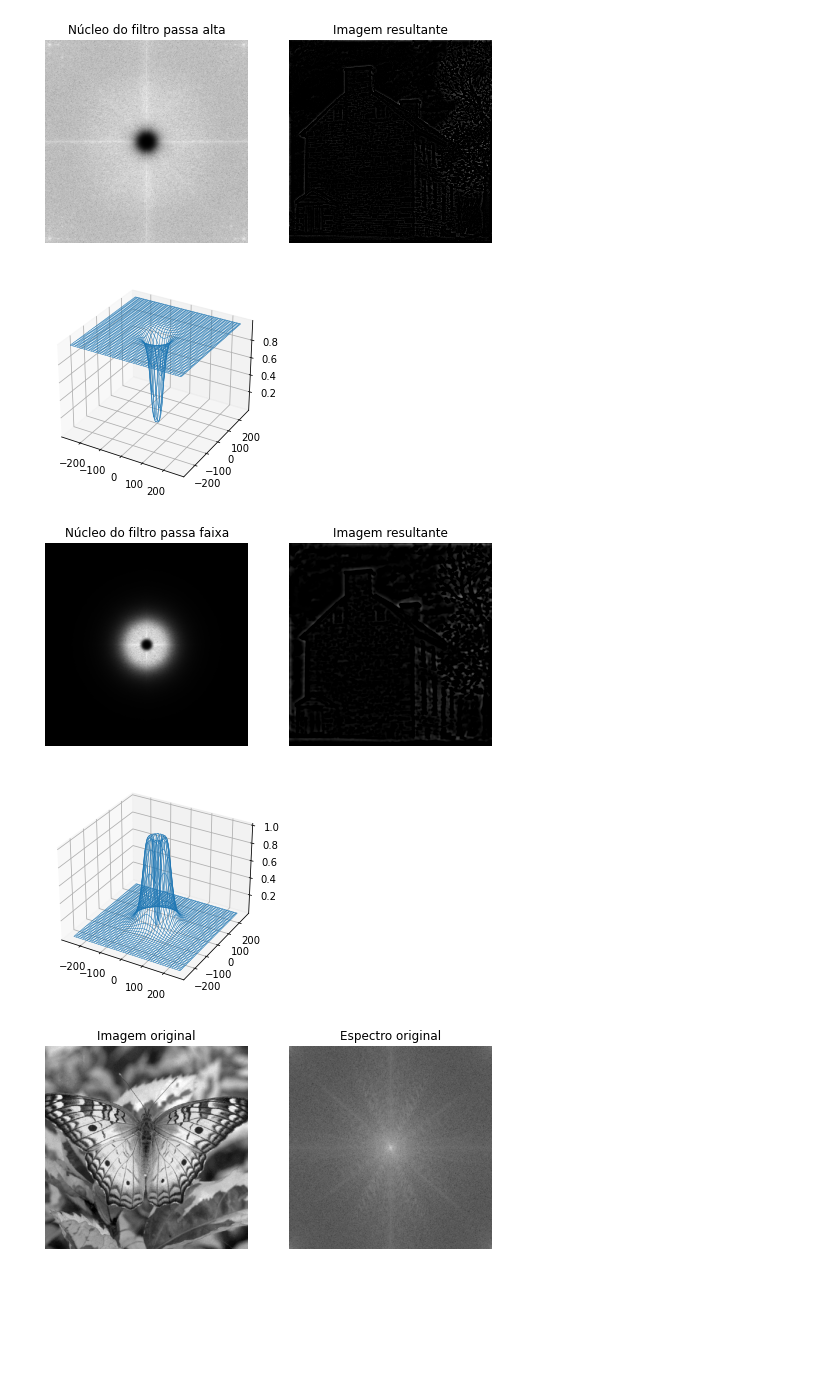
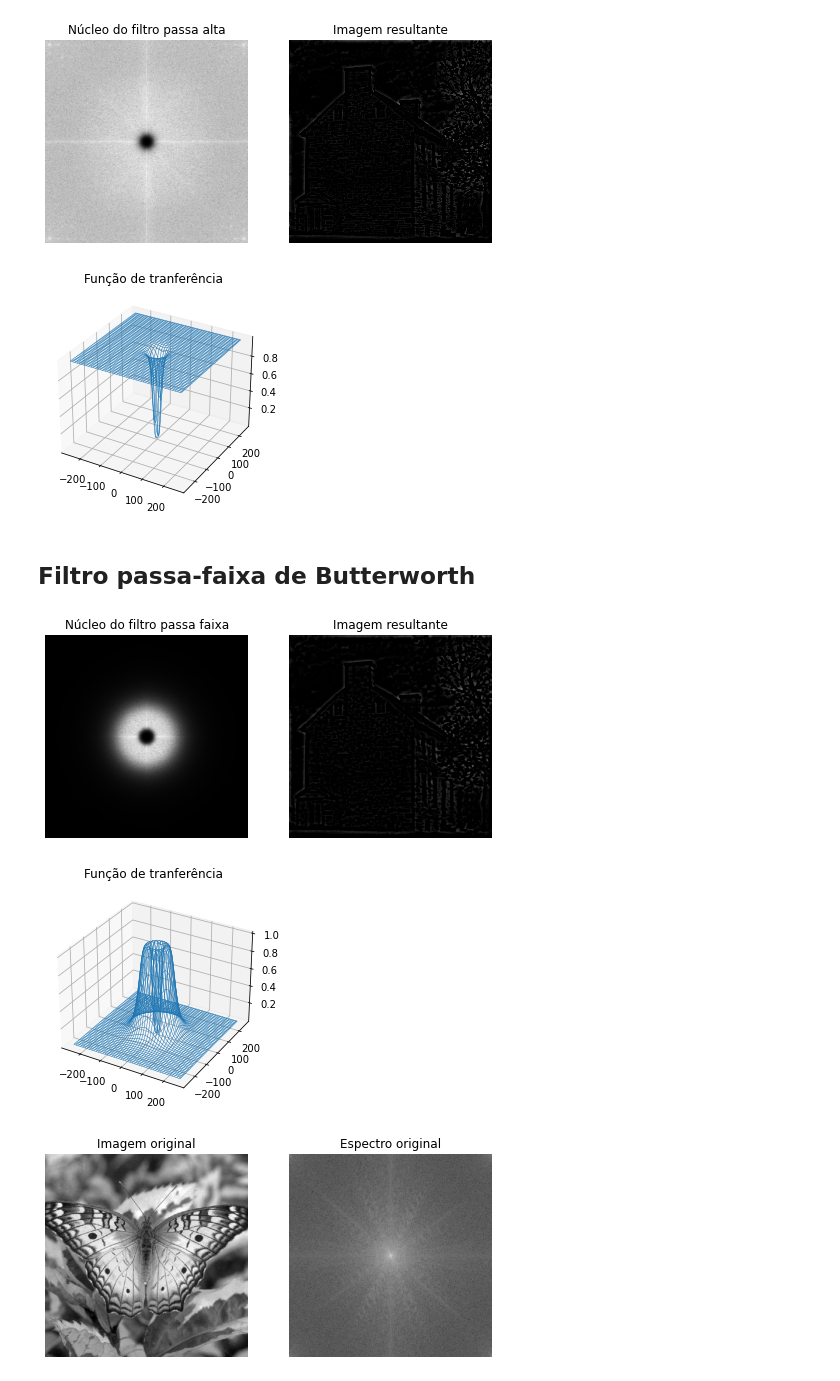
Before and after one commit to FelipeMatoba/mc920-trabalho2, a Jupyter notebook: project2.ipynb, the cells around one changed output. Cells and saved outputs as stored; diff of their text form; code cells hidden in the pictures; blank space fills up the shorter version.

```diff
--- a/project2.ipynb
+++ b/project2.ipynb
@@ -151,47 +366,48 @@ ft = np.fft.fftshift(ft)
 #   n: ordem
 #   D0: frequência de corte
 n = 2
-D0 = 30
-x, y = np.shape(ft)
-x_axis = np.arange(-np.floor(x/2), np.floor(x/2))
-y_axis = np.arange(-np.floor(y/2), np.floor(y/2))
-A, B = np.meshgrid(x_axis, y_axis)
-# Somando 1 para evitar divisão por 0
-D = np.sqrt(np.power(A, 2) + np.power(B, 2) + 1)
-H = 1/(1 + (D0/D)**(2*n))
+D0 = 20
+A, B, H = butterworth_high(ft, n, D0)
 butterworth = H * ft
 
 # Desfaz o shift e aplica a transformada inversa
 butterworth = np.fft.ifftshift(butterworth)
 butterworth = np.fft.ifft2(butterworth)
 butterworth = np.real(butterworth)
 
+# Cálculo do espectro de Fourier
 espectro = np.log(np.abs(ft) + 1)
 max_pixel = np.max(espectro)
 if max_pixel > 0:
     espectro = (255/max_pixel)*espectro
 
 f, axarr = plt.subplots(1,2, figsize = (8,8))
 axarr[0].imshow(H * espectro, cmap = 'gray')
 axarr[0].set_title("Núcleo do filtro passa alta")
 axarr[0].axis('off')
 
 axarr[1].imshow(butterworth, cmap = 'gray', vmin=0, vmax=255)
 axarr[1].set_title("Imagem resultante")
 axarr[1].axis('off')
 plt.show()
 
 from mpl_toolkits.mplot3d import Axes3D
 fig = plt.figure()
 ax = fig.gca(projection='3d')
 plot = ax.plot_wireframe(A, B, H, linewidth=0.5)
+ax.set_title("Função de tranferência")
+plt.savefig('out/transfer_high.png')
 plt.show()
 
-if not cv2.imwrite('out/high_butter.png', butterworth):
+if not cv2.imwrite('out/high_butter20.png', butterworth):
     print("Falha ao salvar a imagem")
+if not cv2.imwrite('out/nucleo_high_butter20.png', H * espectro):
+    print("Falha ao salvar a imagem")
 # %% [output]
-[figure, old version]
+[figure, new version]
-[figure, old version]
+[figure, new version]
+# %% [markdown]
+## Filtro passa-faixa de Butterworth
 # %%
 img_name = 'house.png'
 img = cv2.imread('in/' + img_name, 0)
@@ -207,15 +423,9 @@ ft = np.fft.fftshift(ft)
 #   D0: frequência de corte
 #   W: largura da banda
 n = 2
-D0 = 30
-W = 50
-x, y = np.shape(ft)
-x_axis = np.arange(-np.floor(x/2), np.floor(x/2))
-y_axis = np.arange(-np.floor(y/2), np.floor(y/2))
-A, B = np.meshgrid(x_axis, y_axis)
-# Somando 1 para evitar divisão por 0
-D = np.sqrt(np.power(A, 2) + np.power(B, 2) + 1)
-H = 1 - 1/(1 + ((W * D)/(D**2 - D0**2))**(2*n))
+D0 = 40
+W = 60
+A, B, H = butterworth_band(ft, n, D0, W)
 butterworth = H * ft
 
 # Desfaz o shift e aplica a transformada inversa
@@ -223,6 +433,7 @@ butterworth = np.fft.ifftshift(butterworth)
 butterworth = np.fft.ifft2(butterworth)
 butterworth = np.real(butterworth)
 
+# Cálculo do espectro de Fourier
 espectro = np.log(np.abs(ft) + 1)
 max_pixel = np.max(espectro)
 if max_pixel > 0:
@@ -242,11 +453,15 @@ from mpl_toolkits.mplot3d import Axes3D
 fig = plt.figure()
 ax = fig.gca(projection='3d')
 plot = ax.plot_wireframe(A, B, H, linewidth=0.5)
+ax.set_title("Função de tranferência")
+plt.savefig('out/transfer_band.png')
 plt.show()
 
 if not cv2.imwrite('out/band_butter.png', butterworth):
     print("Falha ao salvar a imagem")
+if not cv2.imwrite('out/nucleo_band_butter.png', H * espectro):
+    print("Falha ao salvar a imagem")
 # %% [output]
-[figure, old version]
+[figure, new version]
-[figure, old version]
+[figure, new version]
 # %%
```
Also changed, not shown: parts of 28 cells of this notebook, 25 other files.
